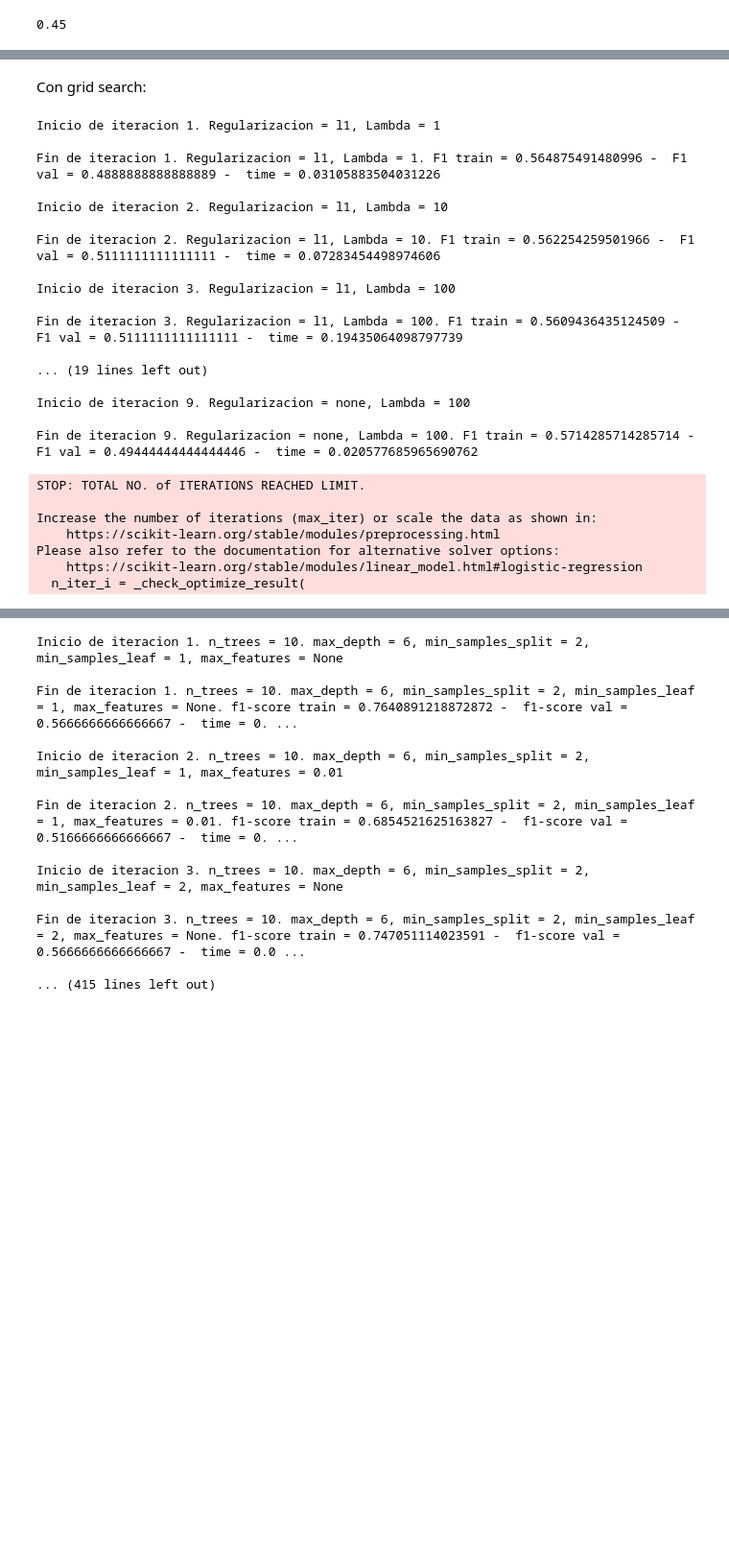
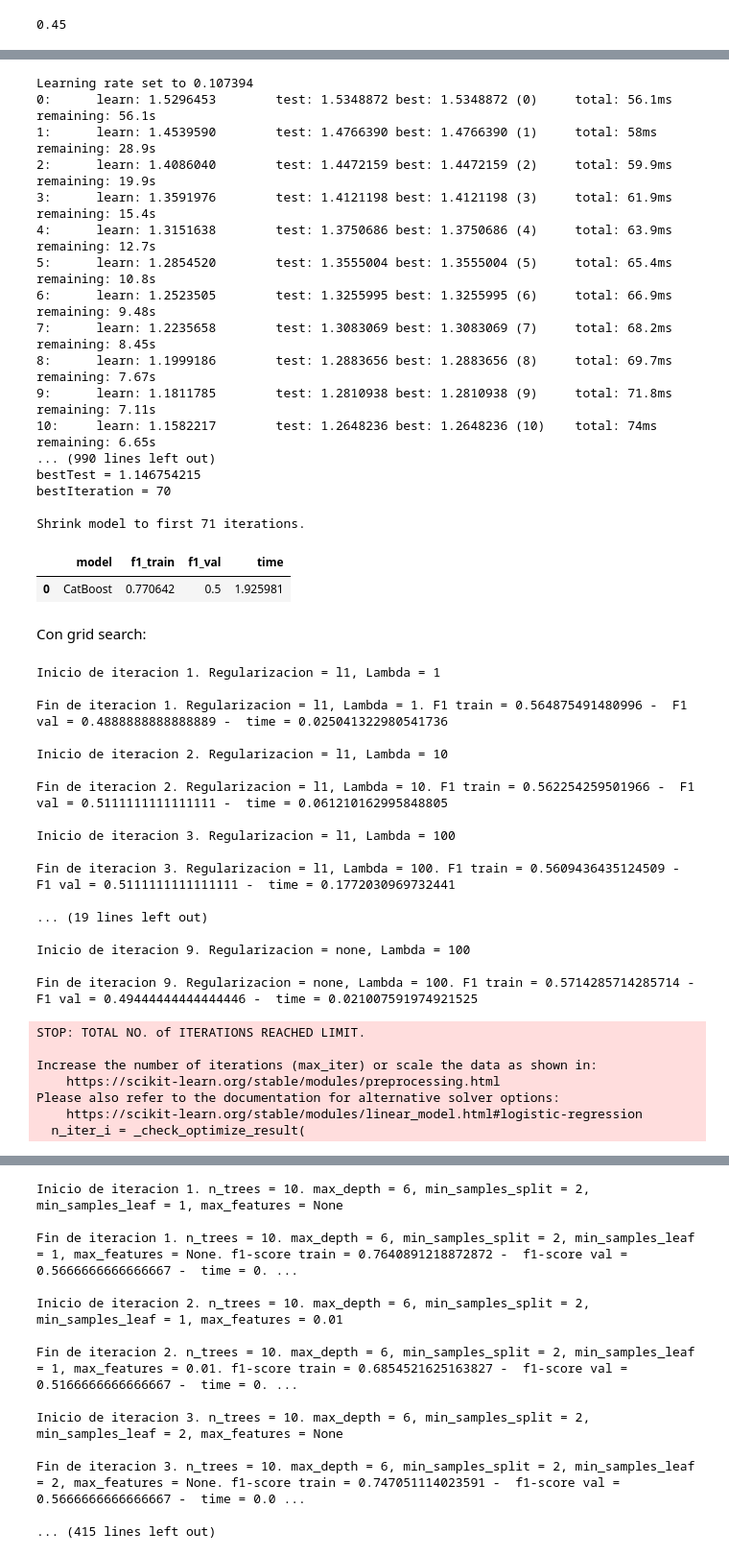
Before and after one commit to mimove/DATAPROJECT3, a Jupyter notebook: data_project3.ipynb, the cells around one changed output, grey strips where cells are left out. Shown at 96% size. Cells and saved outputs as stored; diff of their text form; code cells hidden in the pictures; blank space fills up the shorter version.

```diff
--- a/data_project3.ipynb
+++ b/data_project3.ipynb
@@ -1245,3 +1250,53 @@ Early stopping, best iteration is:
+# %%
+from catboost import CatBoostClassifier as model_constructor
+
+# En lugar de 'Logloss', usa 'MultiClass' para problemas de clasificación multiclase
+model = model_constructor(loss_function='MultiClass', verbose=True)
+
+# Entrenamos el modelo
+start = timeit.default_timer()
+model = model.fit(X_train, y_train,
+                 eval_set=(X_val, y_val))
+time = timeit.default_timer() - start
+
+pred_train = model.predict(X_train)
+pred_val = model.predict(X_val)
+
+# Calcular métricas de evaluación
+# Usa el parámetro `average` en f1_score para calcular la métrica en un problema multiclase
+f1_train = f1_scorer(y_train, pred_train, average='micro')
+f1_val = f1_scorer(y_val, pred_val, average='micro')
+
+results_catboost = pd.DataFrame()
+new_row = pd.DataFrame(data={'model':['CatBoost'],
+                                'f1_train':[f1_train],
+                                'f1_val':[f1_val],
+                                'time': [time]},
+                                columns=['model', 'f1_train', 'f1_val', 'time'])
+
+results_catboost = pd.concat([results_catboost, new_row], ignore_index=True)
+
+results_catboost
+# %% [output]
+Learning rate set to 0.107394
+0:      learn: 1.5296453        test: 1.5348872 best: 1.5348872 (0)     total: 56.1ms   remaining: 56.1s
+1:      learn: 1.4539590        test: 1.4766390 best: 1.4766390 (1)     total: 58ms     remaining: 28.9s
+2:      learn: 1.4086040        test: 1.4472159 best: 1.4472159 (2)     total: 59.9ms   remaining: 19.9s
+3:      learn: 1.3591976        test: 1.4121198 best: 1.4121198 (3)     total: 61.9ms   remaining: 15.4s
+4:      learn: 1.3151638        test: 1.3750686 best: 1.3750686 (4)     total: 63.9ms   remaining: 12.7s
+5:      learn: 1.2854520        test: 1.3555004 best: 1.3555004 (5)     total: 65.4ms   remaining: 10.8s
+6:      learn: 1.2523505        test: 1.3255995 best: 1.3255995 (6)     total: 66.9ms   remaining: 9.48s
+7:      learn: 1.2235658        test: 1.3083069 best: 1.3083069 (7)     total: 68.2ms   remaining: 8.45s
+8:      learn: 1.1999186        test: 1.2883656 best: 1.2883656 (8)     total: 69.7ms   remaining: 7.67s
+9:      learn: 1.1811785        test: 1.2810938 best: 1.2810938 (9)     total: 71.8ms   remaining: 7.11s
+10:     learn: 1.1582217        test: 1.2648236 best: 1.2648236 (10)    total: 74ms     remaining: 6.65s
+... (990 lines left out)
+bestTest = 1.146754215
+bestIteration = 70
+
+Shrink model to first 71 iterations.
+|  | model | f1_train | f1_val | time |
+| 0 | CatBoost | 0.770642 | 0.5 | 1.925981 |
 # %% [markdown]
 Con grid search:
 # %%
@@ -1307,21 +1362,21 @@ for regularization in params['regularization']:
 # %% [output]
 Inicio de iteracion 1. Regularizacion = l1, Lambda = 1
 
-Fin de iteracion 1. Regularizacion = l1, Lambda = 1. F1 train = 0.564875491480996 -  F1 val = 0.4888888888888889 -  time = 0.03105883504031226
+Fin de iteracion 1. Regularizacion = l1, Lambda = 1. F1 train = 0.564875491480996 -  F1 val = 0.4888888888888889 -  time = 0.025041322980541736
 
 Inicio de iteracion 2. Regularizacion = l1, Lambda = 10
 
-Fin de iteracion 2. Regularizacion = l1, Lambda = 10. F1 train = 0.562254259501966 -  F1 val = 0.5111111111111111 -  time = 0.07283454498974606
+Fin de iteracion 2. Regularizacion = l1, Lambda = 10. F1 train = 0.562254259501966 -  F1 val = 0.5111111111111111 -  time = 0.061210162995848805
 
 Inicio de iteracion 3. Regularizacion = l1, Lambda = 100
 
-Fin de iteracion 3. Regularizacion = l1, Lambda = 100. F1 train = 0.5609436435124509 -  F1 val = 0.5111111111111111 -  time = 0.19435064098797739
+Fin de iteracion 3. Regularizacion = l1, Lambda = 100. F1 train = 0.5609436435124509 -  F1 val = 0.5111111111111111 -  time = 0.1772030969732441
 
 ... (19 lines left out)
 
 Inicio de iteracion 9. Regularizacion = none, Lambda = 100
 
-Fin de iteracion 9. Regularizacion = none, Lambda = 100. F1 train = 0.5714285714285714 -  F1 val = 0.49444444444444446 -  time = 0.020577685965690762
+Fin de iteracion 9. Regularizacion = none, Lambda = 100. F1 train = 0.5714285714285714 -  F1 val = 0.49444444444444446 -  time = 0.021007591974921525
 STOP: TOTAL NO. of ITERATIONS REACHED LIMIT.
 
 Increase the number of iterations (max_iter) or scale the data as shown in:
```
Also changed, not shown: parts of 22 cells of this notebook, 8 other files.
